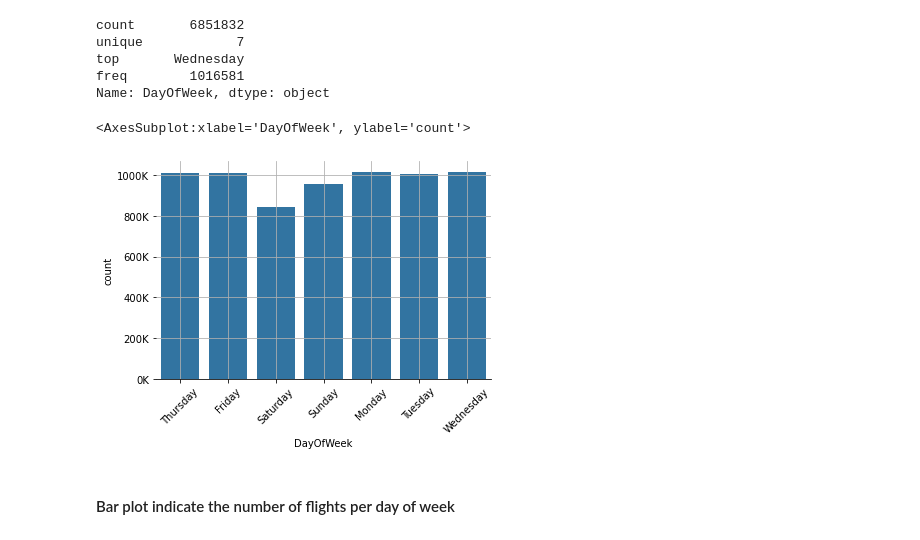
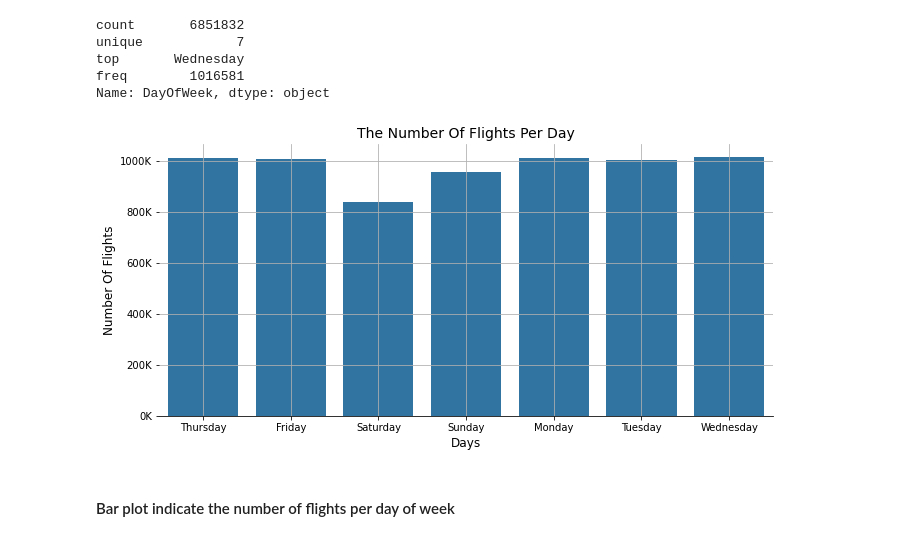
Before and after one commit to mlotfic/Communicate-Dtata-Finding, a Jupyter notebook: notebooks/exploration.ipynb, the cells around one changed output. Cells and saved outputs as stored; diff of their text form; code cells hidden in the pictures.

```diff
--- a/notebooks/exploration.ipynb
+++ b/notebooks/exploration.ipynb
@@ -82,8 +82,7 @@ def load_dataset(name='flights'):
 # %%
 def plot_bar_str(df, col, inc=1, base_color=sns.color_palette()[0] ,
                             title = None ,  fontsize =40,
-                            figsize = None, rotation = 0,
-                 log =None):
+                            figsize = None, rotation = 0, log =None):
     '''
     Description: custom bar plot
     parameter   df : dataframe
@@ -98,18 +97,21 @@ def plot_bar_str(df, col, inc=1, base_color=sns.color_palette()[0] ,
     return dataframe
     '''
     month_frq = df[col].value_counts()
-    month_max_count = month_frq[0]
     if figsize: plt.figure(figsize=figsize)
     if not log:
+        month_max_count = month_frq[0]
         month_max_prop = month_max_count/1000
         tick_prop = np.arange(0, month_max_prop, inc)
         tick_names = ['{:0.0f}K'.format(v) for v in tick_prop]
         plt.yticks(tick_prop*1000, tick_names)
+
     ax = plt.gca()
     ax.spines["top"].set_visible(False)
     ax.spines["right"].set_visible(False)
     ax.spines["left"].set_visible(False)
+
     plt.xticks(rotation=rotation)
+
     sns.countplot(data = flights, x=col, color = base_color, ax=ax);
     if  log  :
         plt.yscale('log')
@@ -862,12 +891,11 @@ top       Wednesday
 freq        1016581
 Name: DayOfWeek, dtype: object
 # %%
-plot_bar_str(flights, 'DayOfWeek', 200, base_color, figsize=(11, 5), title = 'The Number Of Flights Per Day', fontsize =14, log =True);
-plt.xlabel('Months In 2008',fontsize =14);
-plt.ylabel('Number Of Flights',fontsize =14);)
+plot_bar_str(flights, 'DayOfWeek', 200, base_color, figsize=(11, 5), title = 'The Number Of Flights Per Day', fontsize =14);
+plt.xlabel('Days',fontsize =12);
+plt.ylabel('Number Of Flights',fontsize =12);
 # %% [output]
-<AxesSubplot:xlabel='DayOfWeek', ylabel='count'>
-[figure, old version]
+[figure, new version]
 # %% [markdown]
 #### Bar plot indicate the number of flights per day of week
 # %%
```
Also changed, not shown: parts of 2 cells of this notebook, 2 other files.
